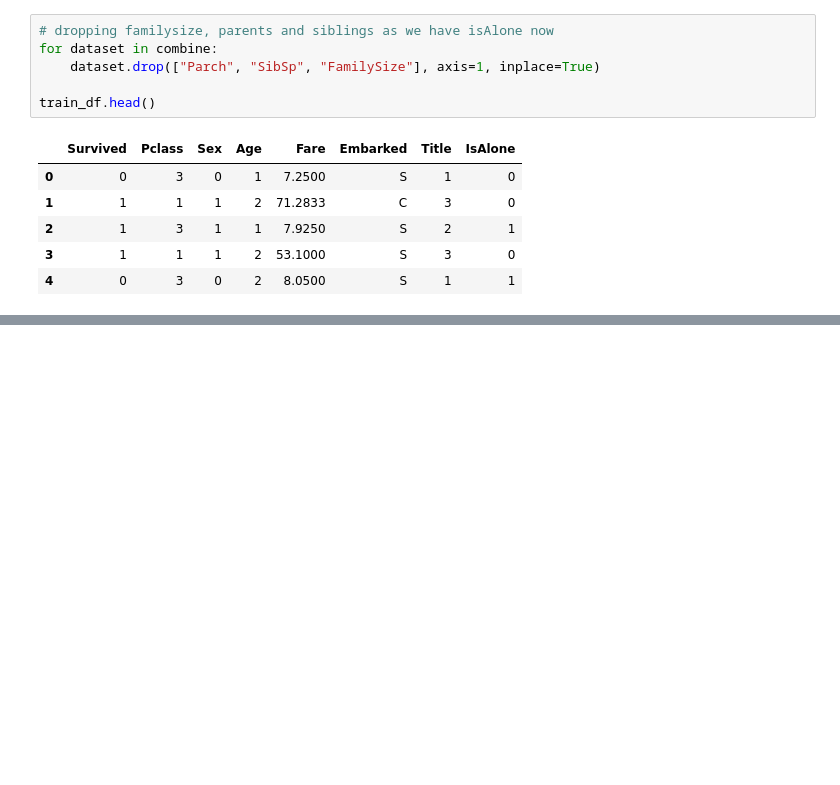
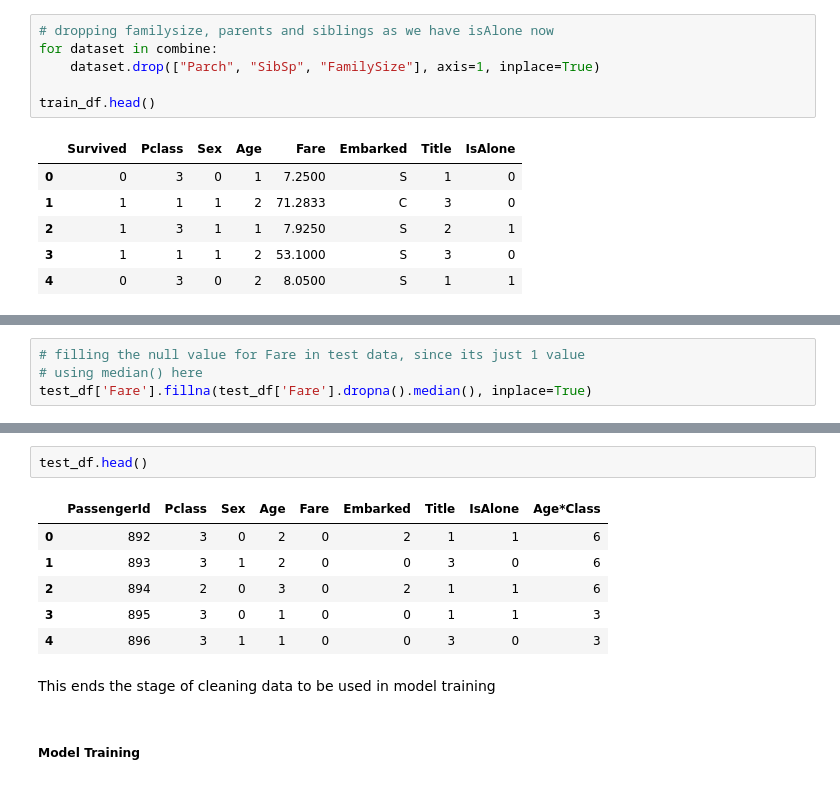
Before and after one commit to amanjaiswalofficial/machine-learning-engineer-roadmap, a Jupyter notebook: kaggle-notebooks/01-titanic-dataset-prediction.ipynb, the cells around one changed output, grey strips where cells are left out. Drawn from its saved outputs; the diff is of its cells as text; blank space fills up the shorter version.

```diff
--- a/kaggle-notebooks/01-titanic-dataset-prediction.ipynb
+++ b/kaggle-notebooks/01-titanic-dataset-prediction.ipynb
@@ -501,0 +554,4 @@ train_df.head()
+# %%
+# filling the null value for Fare in test data, since its just 1 value
+# using median() here
+test_df['Fare'].fillna(test_df['Fare'].dropna().median(), inplace=True)
@@ -501,0 +596,13 @@ train_df.head()
+# %%
+test_df.head()
+# %% [output]
+|  | PassengerId | Pclass | Sex | Age | Fare | Embarked | Title | IsAlone | Age*Class |
+| 0 | 892 | 3 | 0 | 2 | 0 | 2 | 1 | 1 | 6 |
+| 1 | 893 | 3 | 1 | 2 | 0 | 0 | 3 | 0 | 6 |
+| 2 | 894 | 2 | 0 | 3 | 0 | 2 | 1 | 1 | 6 |
+| 3 | 895 | 3 | 0 | 1 | 0 | 0 | 1 | 1 | 3 |
+| 4 | 896 | 3 | 1 | 1 | 0 | 0 | 3 | 0 | 3 |
+# %% [markdown]
+This ends the stage of cleaning data to be used in model training
+# %% [markdown]
+##### Model Training
```
Also changed, not shown: parts of 18 cells of this notebook.
